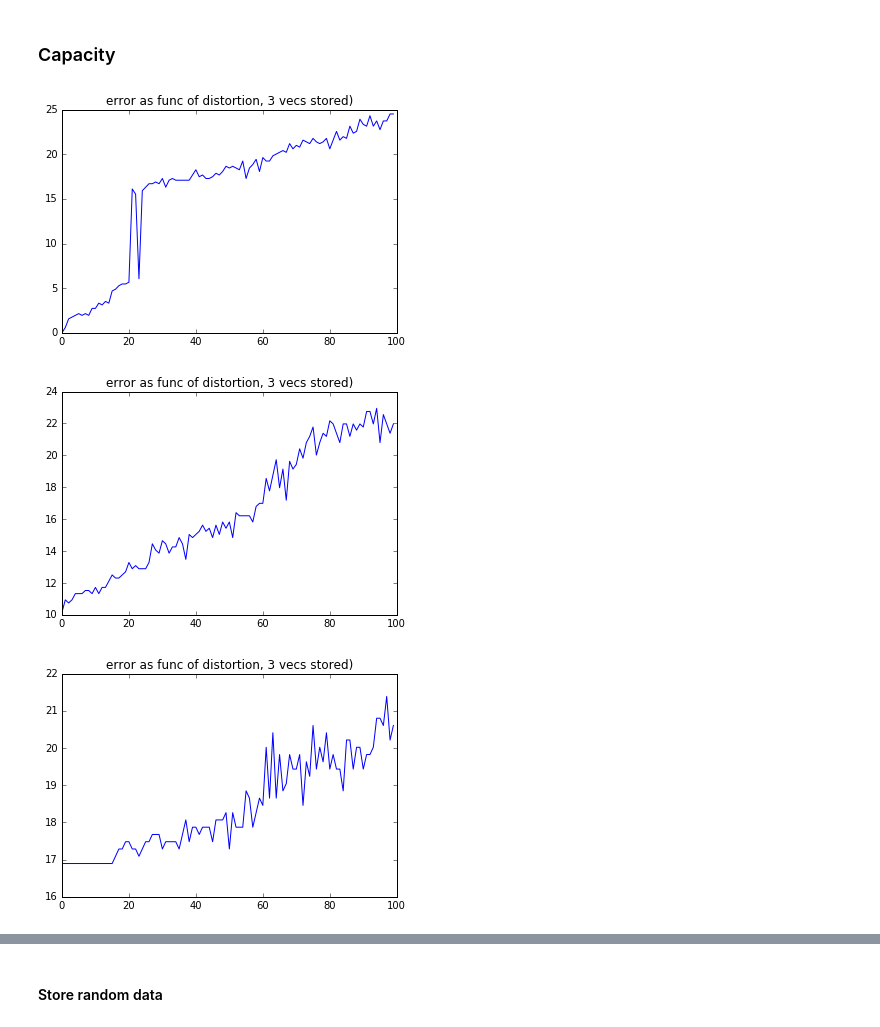
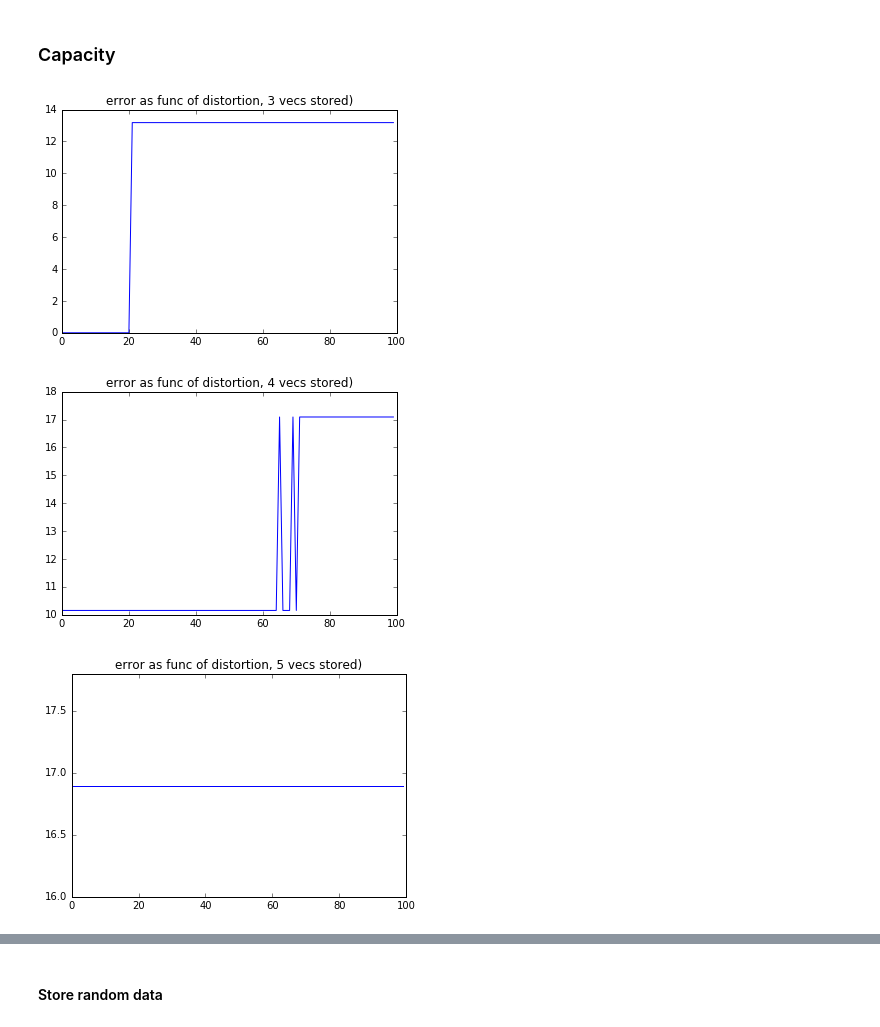
Before and after one commit to Styren/DD2437, a Jupyter notebook: Lab3/Lab3.ipynb, the cells around one changed output, grey strips where cells are left out. Drawn from its saved outputs; the diff is of its cells as text; code cells hidden in the pictures.

```diff
--- a/Lab3/Lab3.ipynb
+++ b/Lab3/Lab3.ipynb
@@ -69,7 +69,7 @@ class HebianNet():
         return new
 
 
-    def recall(self, x, method = "batch", maxiter = None):
+    def recall(self, x, method = "batch", maxiter = None, theta = None):
         error = 1
         itercount = 0
 
@@ -79,10 +79,15 @@ class HebianNet():
             update = self.update_asynch
         if method == "random":
             update = self.update_random
+        if method == "sparse":
+            update = self.update_sparse
 
         energy = []
         while error > 0:
-            new = update(x)
+            if theta:
+                new = update(x,theta)
+            else:
+                new = update(x)
             error = sum(abs(new-x))
             x = new.copy()
             itercount += 1
@@ -399,12 +404,13 @@ distorting 30.000000000000004%
 # %% [markdown]
 ### Capacity
 # %%
-def calc_error(pattern):
-    recalled = hn_cap.recall(pattern)[0]
-    res = np.multiply(recalled, pattern)
+def calc_error(true_pattern, dist_pattern):
+    recalled = hn_cap.recall(dist_pattern)[0]
+    res = np.multiply(recalled, true_pattern)
     return len(res[res<0])/len(recalled)*100
 # %%
 #Train with 3 pics
+dim = 3
 trainingData = pictData[0:3].copy()
 hn_cap = HebianNet()
 hn_cap.train(trainingData)
@@ -413,15 +419,16 @@ errors = []
 for percentage in range(100):
     percentage = percentage/100 + 0.01
     dist_pic = distort_data(trainingData[0], percentage)
-    errors.append(calc_error(dist_pic))
+    errors.append(calc_error(trainingData[0],dist_pic))
 plt.plot(errors)
 plt.title("error as func of distortion, {} vecs stored)".format(dim))
 plt.show()
 # %% [output]
-[figure, old version]
+[figure, new version]
 # %%
 #Train with 4 pics
-trainingData = pictData[0:4].copy()
+dim = 4
+trainingData = pictData[0:dim].copy()
 hn_cap = HebianNet()
 hn_cap.train(trainingData)
 
@@ -429,28 +436,29 @@ errors = []
 for percentage in range(100):
     percentage = percentage/100 + 0.01
     dist_pic = distort_data(trainingData[0], percentage)
-    errors.append(calc_error(dist_pic))
+    errors.append(calc_error(trainingData[0],dist_pic))
 plt.plot(errors)
 plt.title("error as func of distortion, {} vecs stored)".format(dim))
 plt.show()
 # %% [output]
-[figure, old version]
+[figure, new version]
 # %%
 #Train with 5 pics
-trainingData = pictData[0:5].copy()
+dim = 5
+trainingData = pictData[0:dim].copy()
 hn_cap = HebianNet()
 hn_cap.train(trainingData)
 
 errors = []
 for percentage in range(100):
     percentage = percentage/100 + 0.01
     dist_pic = distort_data(trainingData[0], percentage)
-    errors.append(calc_error(dist_pic))
+    errors.append(calc_error(trainingData[0],dist_pic))
 plt.plot(errors)
 plt.title("error as func of distortion, {} vecs stored)".format(dim))
 plt.show()
 # %% [output]
-[figure, old version]
+[figure, new version]
 # %%
 #Train with 6 pics
 trainingData = pictData[0:6].copy()
```
Also changed, not shown: parts of 6 cells of this notebook.
